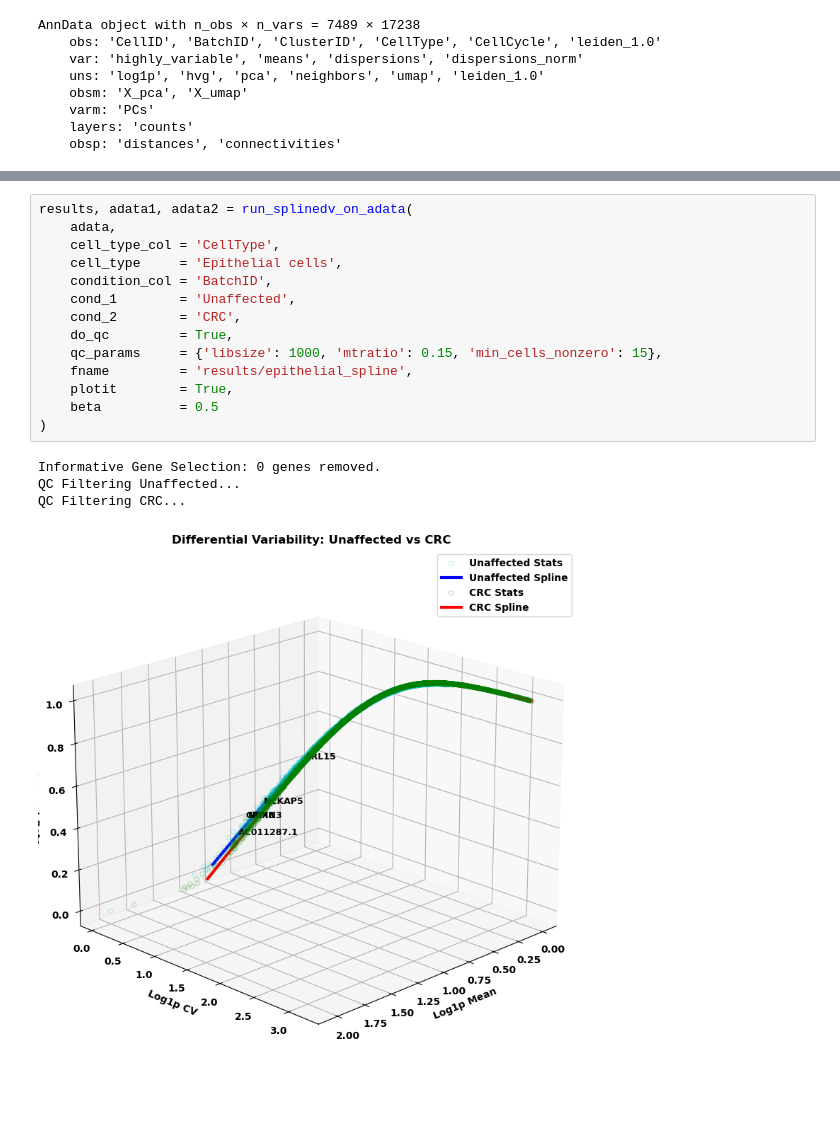
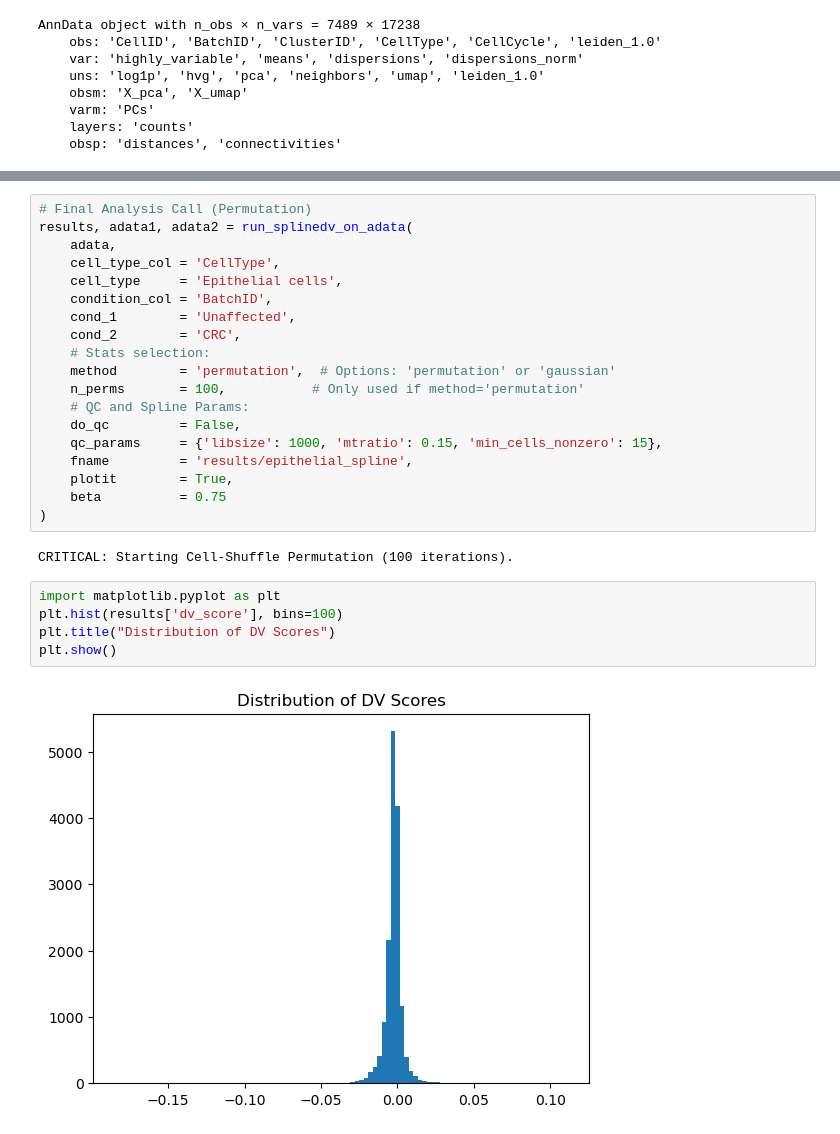
Before and after one commit to sromero1992/single_cell_projects, a Jupyter notebook: spline_dv_python/spline_dv_test.ipynb, the cells around one changed output, grey strips where cells are left out. Cells and saved outputs as stored; diff of their text form.

Commit message:
SplineDV python function almost ready, trying to implement permutation test.

```diff
--- a/spline_dv_python/spline_dv_test.ipynb
+++ b/spline_dv_python/spline_dv_test.ipynb
@@ -445,4 +765,5 @@ def run_splinedv_on_adata(adata, cell_type_col, cell_type, condition_col, cond_1
 # %%
+# Final Analysis Call (Permutation)
 results, adata1, adata2 = run_splinedv_on_adata(
     adata,
     cell_type_col = 'CellType',
@@ -450,17 +771,25 @@ results, adata1, adata2 = run_splinedv_on_adata(
     condition_col = 'BatchID',
     cond_1        = 'Unaffected',
     cond_2        = 'CRC',
-    do_qc         = True,
+    # Stats selection:
+    method        = 'permutation',  # Options: 'permutation' or 'gaussian'
+    n_perms       = 100,           # Only used if method='permutation'
+    # QC and Spline Params:
+    do_qc         = False,
     qc_params     = {'libsize': 1000, 'mtratio': 0.15, 'min_cells_nonzero': 15},
     fname         = 'results/epithelial_spline',
     plotit        = True,
-    beta          = 0.5
+    beta          = 0.75
 )
 # %% [output]
-Informative Gene Selection: 0 genes removed.
-QC Filtering Unaffected...
-QC Filtering CRC...
+CRITICAL: Starting Cell-Shuffle Permutation (100 iterations).
-[figure, removed]
+# %%
+import matplotlib.pyplot as plt
+plt.hist(results['dv_score'], bins=100)
+plt.title("Distribution of DV Scores")
+plt.show()
+# %% [output]
+[figure, added]
 # %%
 # Display top genes where CRC is more variable than Unaffected
 print(results.sort_values('dv_score', ascending=False).head(10))
```
Also changed, not shown: parts of 11 cells of this notebook.
